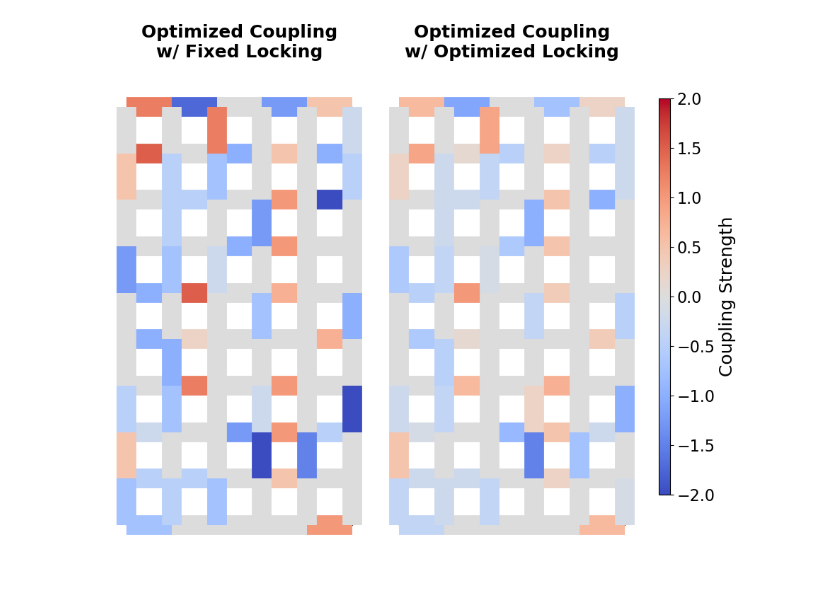
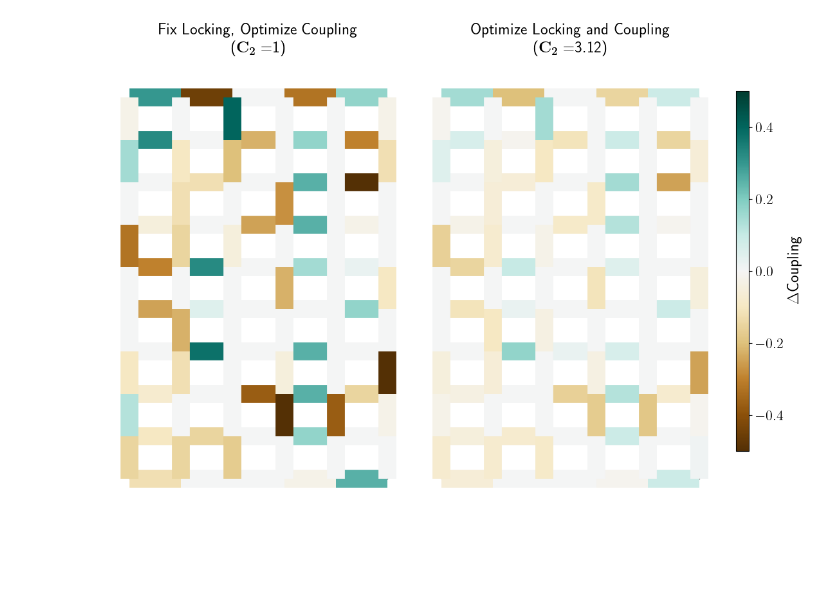
Before and after one commit to WangYuNeng/Ark, a Jupyter notebook: examples/obc/visualize.ipynb, the cells around one changed output. Cells and saved outputs as stored; diff of their text form; code cells hidden in the pictures; blank space fills up the shorter version.

```diff
--- a/examples/obc/visualize.ipynb
+++ b/examples/obc/visualize.ipynb
@@ -7,6 +7,7 @@ import jax
 import networkx as nx
 from matplotlib import cm
 jax.config.update("jax_enable_x64", True)
+plt.rcParams['text.usetex'] = True
 fix_lock_run_csv = pd.read_csv('fix_lock_loss_vs_iter.csv')
 trainable_lock_run_csv = pd.read_csv('trainable_lock_loss_vs_iter.csv')
 # %%
@@ -165,24 +176,24 @@ plt.show()
 # %%
 # Plot the diff of the grid
 
-n_seeds = 4
+n_seeds = 10
 
-fig, ax = plt.subplots(1, 2, figsize=(8, 8))
+fig, ax = plt.subplots(1, 2, figsize=(10, 8))
 # cmap = cm.get_cmap('Reds')
-cmap = cm.get_cmap('coolwarm')
+cmap = cm.get_cmap('BrBG')
 
+row_diffs, col_diffs = [], []
 
 # Fixed locking
-abs_row_diffs, abs_col_diffs = [], []
 for seed in range(n_seeds):
     weight_file = f"weights/{seed}.npz"
     weights = jnp.load(weight_file)
     row_ks, col_ks = convert_weights(weights["digital"])
-    abs_row_diffs.append(row_ks - init_row_ks)
-    abs_col_diffs.append(col_ks - init_col_ks)
+    row_diffs.append(row_ks - init_row_ks)
+    col_diffs.append(col_ks - init_col_ks)
 
-mean_row_diffs = jnp.mean(jnp.stack(abs_row_diffs), axis=0)
-mean_col_diffs = jnp.mean(jnp.stack(abs_col_diffs), axis=0)
+mean_row_diffs = jnp.mean(jnp.stack(row_diffs), axis=0)
+mean_col_diffs = jnp.mean(jnp.stack(col_diffs), axis=0)
 
 # Lazy: Fixed locking produce higher strength difference
 # So we use the max and min of the fixed locking for the color normalization
@@ -195,38 +206,41 @@ weight_min = -weight_max
 norm = plt.Normalize(vmin=weight_min, vmax=weight_max)
 
 plot_grid_with_weights(mean_row_diffs, mean_col_diffs, ax[0], cmap, norm)
-ax[0].set_title("Optimized Coupling\nw/ Fixed Locking", fontsize=18, fontweight='bold')
+ax[0].set_title("Fix Locking, Optimize Coupling\n("+ r"$\mathbf{C_2}=$" + f"{1})", fontsize=18, fontweight='bold')
 
 # Optimized locking
 for seed in range(n_seeds):
     weight_file = f"weights/train_locking_{seed}.npz"
     weights = jnp.load(weight_file)
     row_ks, col_ks = convert_weights(weights["digital"])
-    abs_row_diffs.append(row_ks - init_row_ks)
-    abs_col_diffs.append(col_ks - init_col_ks)
+    row_diffs.append(init_row_ks - row_ks)
+    col_diffs.append(init_col_ks - col_ks)
 
 
-mean_row_diffs = jnp.mean(jnp.stack(abs_row_diffs), axis=0)
-mean_col_diffs = jnp.mean(jnp.stack(abs_col_diffs), axis=0)
+mean_row_diffs = jnp.mean(jnp.stack(row_diffs), axis=0)
+mean_col_diffs = jnp.mean(jnp.stack(col_diffs), axis=0)
+
+
 plot_grid_with_weights(mean_row_diffs, mean_col_diffs, ax[1], cmap, norm)
-ax[1].set_title("Optimized Coupling\nw/ Optimized Locking", fontsize=18, fontweight='bold')
+locking = weights["analog"][0]
+ax[1].set_title("Optimize Locking and Coupling\n(" + r"$\mathbf{C_2}=$" + f"{locking:.2f})", fontsize=18, fontweight='bold')
 
 # Create a single shared colorbar for both row and column weights
 sm = cm.ScalarMappable(cmap=cmap, norm=norm)
 sm.set_array([])
 
 plt.axis('off')
 # Add the colorbar to the figure
 cbar_ax = fig.add_axes([1.0, 0.15, 0.02, 0.7])
 cbar = fig.colorbar(sm, cax=cbar_ax)
 cbar.ax.tick_params(labelsize=16)
-cbar.set_label('Coupling Strength', fontsize=18)
+cbar.set_label(r"$\Delta$" + 'Coupling', fontsize=18)
 
 # Final adjustments and display
 plt.tight_layout()
 plt.subplots_adjust(wspace=0.0, hspace=0.0)  # Adjust spacing between subplots
 plt.savefig('obc_weight_diff.pdf', dpi=300, bbox_inches='tight')
 
 plt.show()
 # %% [output]
-[figure, old version]
+[figure, new version]
```
Also changed, not shown: parts of 2 cells of this notebook.
